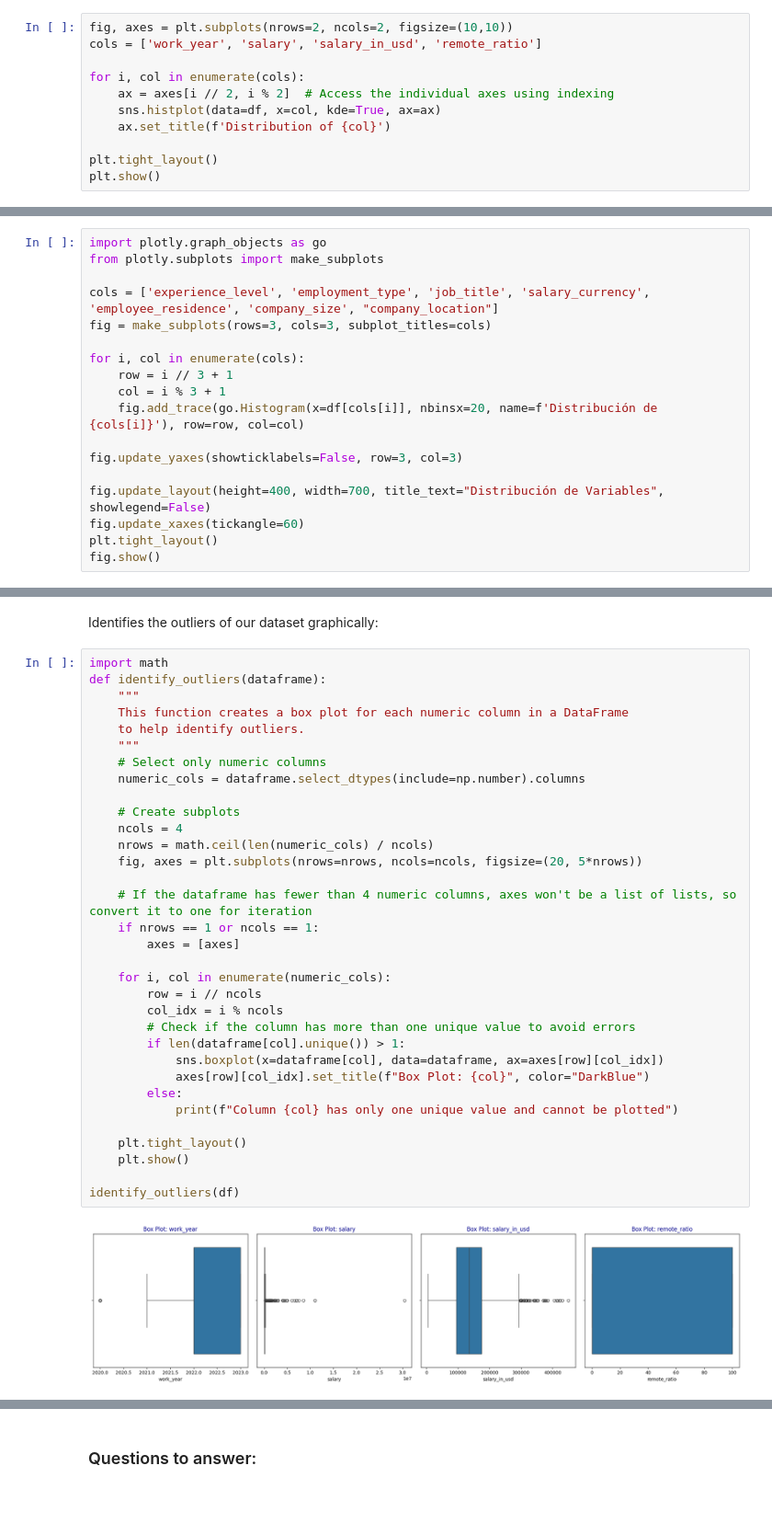
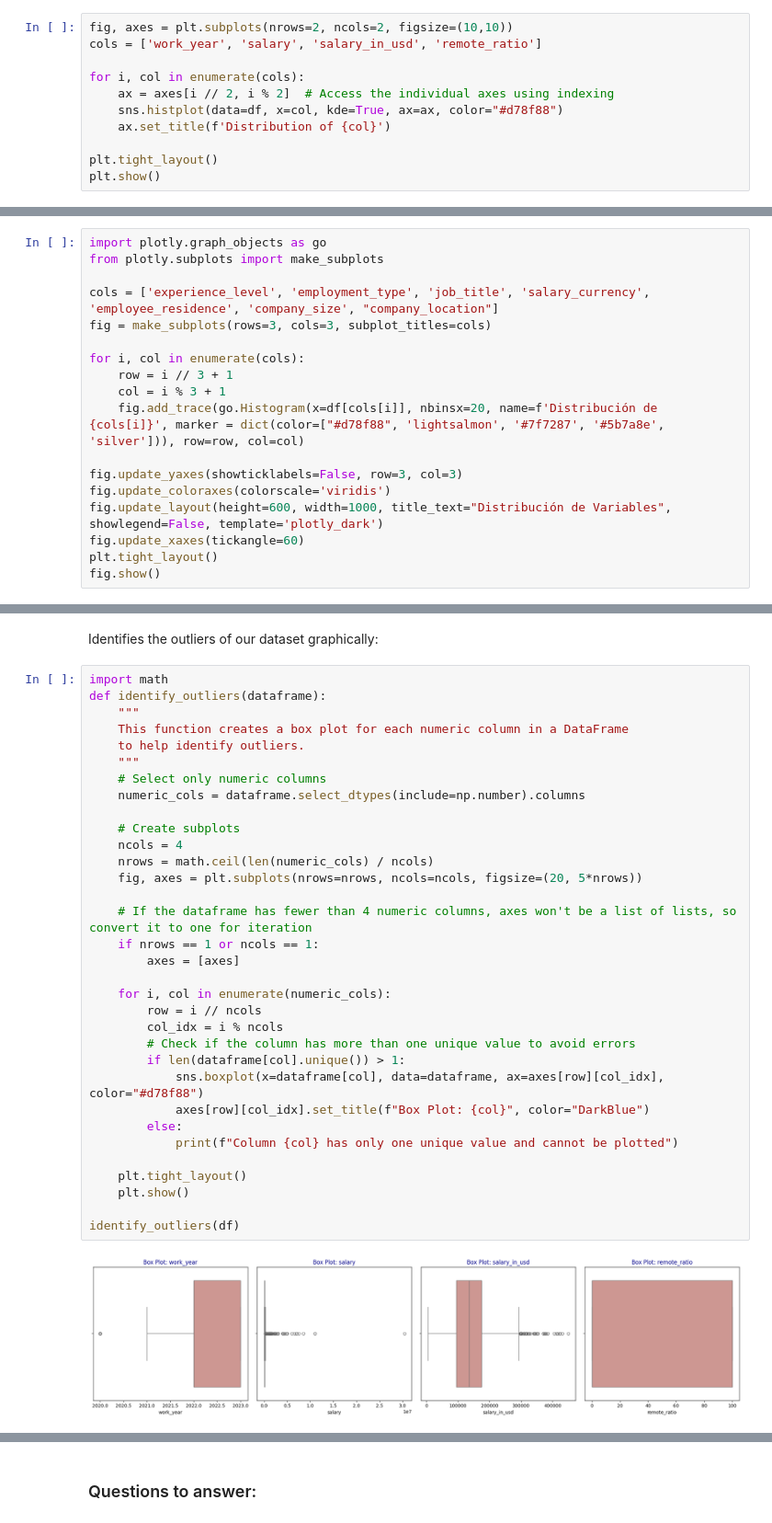
Before and after one commit to juuliquintana/Analysis-dataset-using-python, a Jupyter notebook: Data_Science_Salaries_2023.ipynb, the cells around one changed output, grey strips where cells are left out. Shown at 92% size. Drawn from its saved outputs; the diff is of its cells as text.

```diff
--- a/Data_Science_Salaries_2023.ipynb
+++ b/Data_Science_Salaries_2023.ipynb
@@ -181,7 +174,7 @@ cols = ['work_year', 'salary', 'salary_in_usd', 'remote_ratio']
 
 for i, col in enumerate(cols):
     ax = axes[i // 2, i % 2]  # Access the individual axes using indexing
-    sns.histplot(data=df, x=col, kde=True, ax=ax)
+    sns.histplot(data=df, x=col, kde=True, ax=ax, color="#d78f88")
     ax.set_title(f'Distribution of {col}')
 
 plt.tight_layout()
@@ -200,11 +193,11 @@ fig = make_subplots(rows=3, cols=3, subplot_titles=cols)
 for i, col in enumerate(cols):
     row = i // 3 + 1
     col = i % 3 + 1
-    fig.add_trace(go.Histogram(x=df[cols[i]], nbinsx=20, name=f'Distribución de {cols[i]}'), row=row, col=col)
+    fig.add_trace(go.Histogram(x=df[cols[i]], nbinsx=20, name=f'Distribución de {cols[i]}', marker = dict(color=["#d78f88", 'lightsalmon', '#7f7287', '#5b7a8e', 'silver'])), row=row, col=col)
 
 fig.update_yaxes(showticklabels=False, row=3, col=3)
-
-fig.update_layout(height=400, width=700, title_text="Distribución de Variables", showlegend=False)
+fig.update_coloraxes(colorscale='viridis')
+fig.update_layout(height=600, width=1000, title_text="Distribución de Variables", showlegend=False, template='plotly_dark')
 fig.update_xaxes(tickangle=60)
 plt.tight_layout()
 fig.show()
@@ -218,35 +211,35 @@ def identify_outliers(dataframe):
     """
     This function creates a box plot for each numeric column in a DataFrame
     to help identify outliers.
     """
     # Select only numeric columns
     numeric_cols = dataframe.select_dtypes(include=np.number).columns
 
     # Create subplots
     ncols = 4
     nrows = math.ceil(len(numeric_cols) / ncols)
     fig, axes = plt.subplots(nrows=nrows, ncols=ncols, figsize=(20, 5*nrows))
 
     # If the dataframe has fewer than 4 numeric columns, axes won't be a list of lists, so convert it to one for iteration
     if nrows == 1 or ncols == 1:
         axes = [axes]
 
     for i, col in enumerate(numeric_cols):
         row = i // ncols
         col_idx = i % ncols
         # Check if the column has more than one unique value to avoid errors
         if len(dataframe[col].unique()) > 1:
-            sns.boxplot(x=dataframe[col], data=dataframe, ax=axes[row][col_idx])
+            sns.boxplot(x=dataframe[col], data=dataframe, ax=axes[row][col_idx], color="#d78f88")
             axes[row][col_idx].set_title(f"Box Plot: {col}", color="DarkBlue")
         else:
             print(f"Column {col} has only one unique value and cannot be plotted")
 
     plt.tight_layout()
     plt.show()
 
 identify_outliers(df)
 # %% [output]
-[figure, old version]
+[figure, new version]
 # %%
 #now we use plotly to create a boxplot
 for col in num:
```
Also changed, not shown: parts of 21 cells of this notebook.
